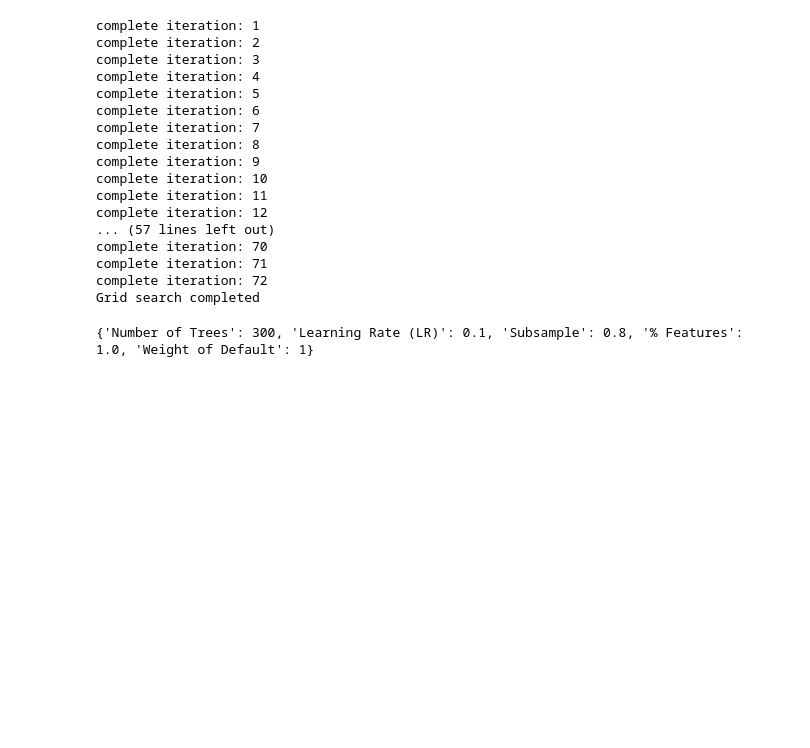
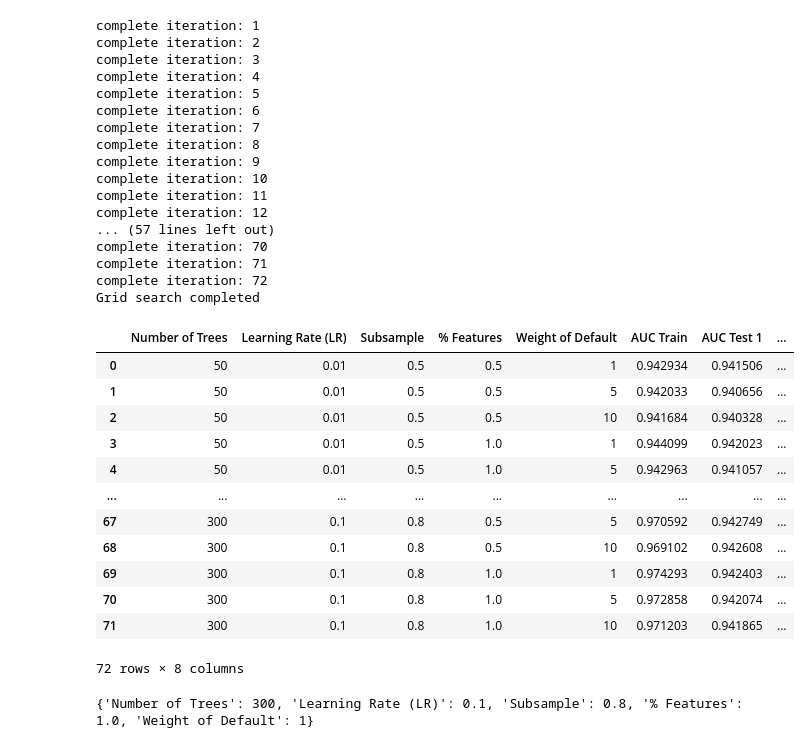
Before and after one commit to itoshiyanazawa/fall2024_ml_credit_risk, a Jupyter notebook: analysis_itoshi.ipynb, the cells around one changed output. Drawn from its saved outputs; the diff is of its cells as text; code cells hidden in the pictures; blank space fills up the shorter version.

```diff
--- a/analysis_itoshi.ipynb
+++ b/analysis_itoshi.ipynb
@@ -433,0 +432,4 @@ feature_importance_parameter_model_df
+# %%
+feature_importance_concat_df = pd.concat([feature_importance_parameter_model_df, feature_importance_important_df])
+feature_importance_concat_df = feature_importance_concat_df.drop_duplicates(subset='Feature')
+feature_importance_concat_df.to_csv('data/feature_importance_parameter_model.csv', index=False)
@@ -437,13 +457,13 @@ feature_importance_parameter_model_df
 # Load the training data, applying important features calculated by step 8
 X_train = pd.read_csv('data/X_train.csv')
 # feature_importance_parameter_model_df = pd.read_csv('output/feature_importance_parameter_model.csv')
-X_train = X_train[feature_importance_parameter_model_df['Feature']]
+X_train = X_train[feature_importance_concat_df['Feature']]
 y_train = pd.read_csv('data/y_train.csv')
 
 X_test1 = pd.read_csv('data/X_test1.csv')
-X_test1 = X_test1[feature_importance_parameter_model_df['Feature']]
+X_test1 = X_test1[feature_importance_concat_df['Feature']]
 y_test1 = pd.read_csv('data/y_test1.csv')
 
 X_test2 = pd.read_csv('data/X_test2.csv')
-X_test2 = X_test2[feature_importance_parameter_model_df['Feature']]
+X_test2 = X_test2[feature_importance_concat_df['Feature']]
 y_test2 = pd.read_csv('data/y_test2.csv')
@@ -453,8 +472,6 @@ array([13,  0,  6, 10, 12,  5,  1,  8,  3,  7,  2,  4,  9, 11])
 # %%
-Grid_Search_Results = pd.DataFrame(columns = ["Number of Trees", "Learning Rate (LR)", 'Subsample', '% Features', 'Weight of Default',"AUC Train", "AUC Test 1", "AUC Test 2"])
-
 Counter = 0
-for n_trees in [50,100,300]: # 50, 100, 300 respectively due to memory constraints
+for n_trees in [50, 100, 300]:
     for lr in [0.01, 0.1]:
         for subsample in [0.5, 0.8]:
             for colsample in [0.5, 1.0]:
@@ -472,7 +489,7 @@ for n_trees in [50,100,300]: # 50, 100, 300 respectively due to memory constrain
                     Grid_Search_Results.loc[Counter,"AUC Test 1"] = roc_auc_score(y_test1, model.predict_proba(X_test1)[:,1])
                     Grid_Search_Results.loc[Counter,"AUC Test 2"] = roc_auc_score(y_test2, model.predict_proba(X_test2)[:,1])
 
-                    Counter = Counter + 1
+                    Counter += 1
                     print('complete iteration:', Counter)
 print('Grid search completed')
 Grid_Search_Results.to_csv("output/Grid_Search_Results.csv")
@@ -494,6 +511,22 @@ complete iteration: 70
 complete iteration: 71
 complete iteration: 72
 Grid search completed
+# %%
+Grid_Search_Results
+# %% [output]
+|  | Number of Trees | Learning Rate (LR) | Subsample | % Features | Weight of Default | AUC Train | AUC Test 1 | ... |
+| 0 | 50 | 0.01 | 0.5 | 0.5 | 1 | 0.942934 | 0.941506 | ... |
+| 1 | 50 | 0.01 | 0.5 | 0.5 | 5 | 0.942033 | 0.940656 | ... |
+| 2 | 50 | 0.01 | 0.5 | 0.5 | 10 | 0.941684 | 0.940328 | ... |
+| 3 | 50 | 0.01 | 0.5 | 1.0 | 1 | 0.944099 | 0.942023 | ... |
+| 4 | 50 | 0.01 | 0.5 | 1.0 | 5 | 0.942963 | 0.941057 | ... |
+| ... | ... | ... | ... | ... | ... | ... | ... | ... |
+| 67 | 300 | 0.1 | 0.8 | 0.5 | 5 | 0.970592 | 0.942749 | ... |
+| 68 | 300 | 0.1 | 0.8 | 0.5 | 10 | 0.969102 | 0.942608 | ... |
+| 69 | 300 | 0.1 | 0.8 | 1.0 | 1 | 0.974293 | 0.942403 | ... |
+| 70 | 300 | 0.1 | 0.8 | 1.0 | 5 | 0.972858 | 0.942074 | ... |
+| 71 | 300 | 0.1 | 0.8 | 1.0 | 10 | 0.971203 | 0.941865 | ... |
+72 rows × 8 columns
 # %%
 best_model = Grid_Search_Results[['AUC Train', 'AUC Test 1', 'AUC Test 2']].mean(axis=1).idxmax()
 best_parameters = Grid_Search_Results.iloc[best_model, :5].to_dict()
```
Also changed, not shown: parts of 8 cells of this notebook.
